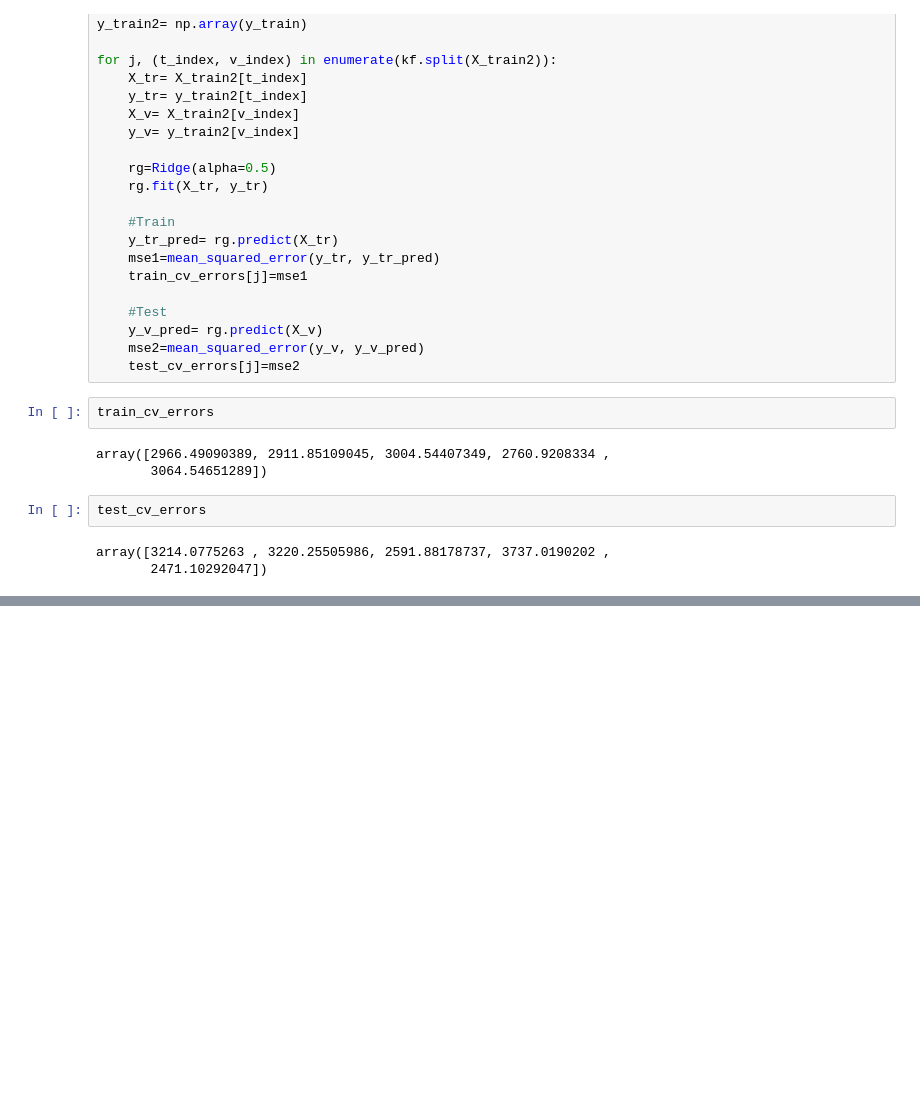
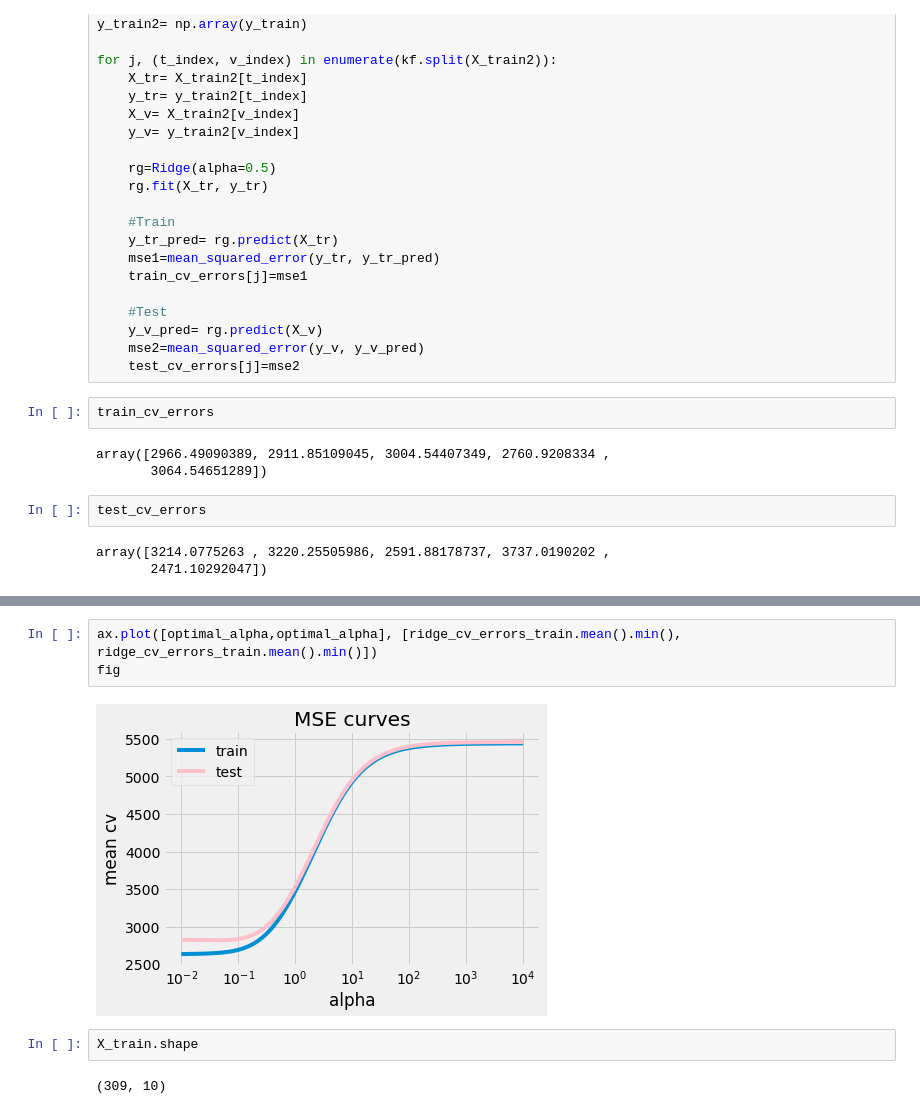
Before and after one commit to lorelilm/Curso_Data_Translator, a Jupyter notebook: Regularized_Regression/Actividad_RegresionRegularizada .ipynb, the cells around one changed output, grey strips where cells are left out. Drawn from its saved outputs; the diff is of its cells as text; blank space fills up the shorter version.

```diff
--- a/Regularized_Regression/Actividad_RegresionRegularizada .ipynb
+++ b/Regularized_Regression/Actividad_RegresionRegularizada .ipynb
@@ -195,0 +398,9 @@ array([3214.0775263 , 3220.25505986, 2591.88178737, 3737.0190202 ,
+# %%
+ax.plot([optimal_alpha,optimal_alpha], [ridge_cv_errors_train.mean().min(), ridge_cv_errors_train.mean().min()])
+fig
+# %% [output]
+[figure, added]
+# %%
+X_train.shape
+# %% [output]
+(309, 10)
```
Also changed, not shown: parts of 39 cells of this notebook, 24 other files.
